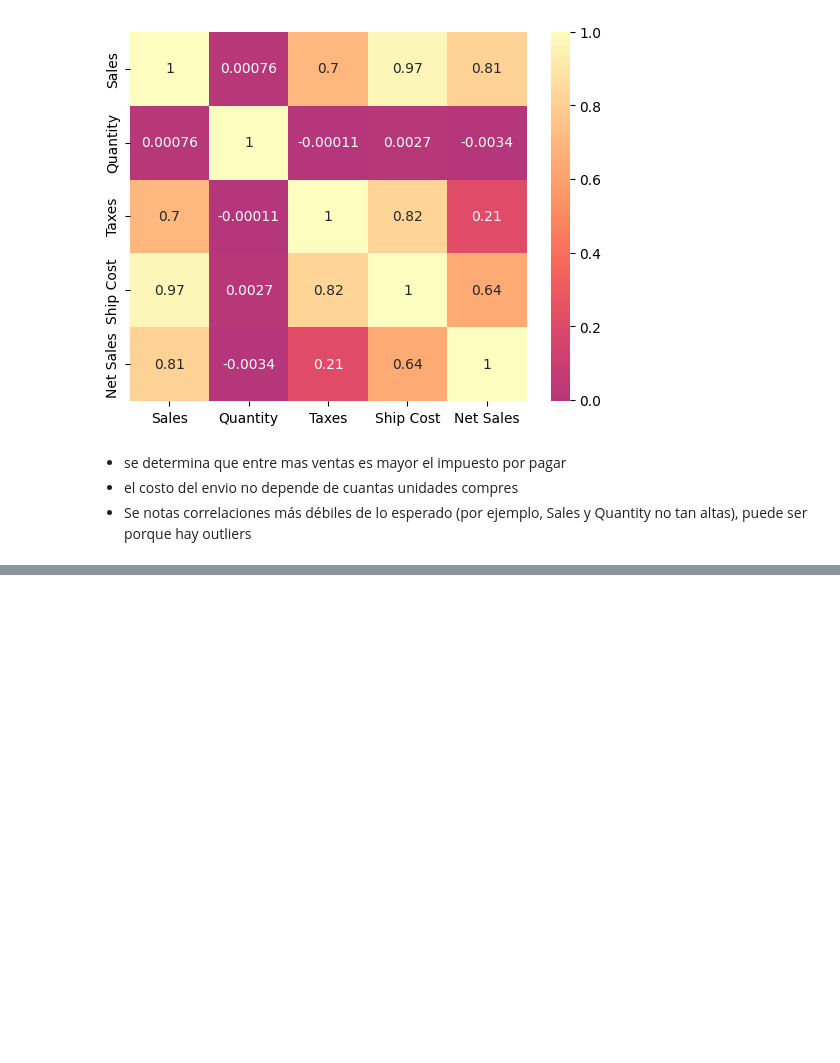
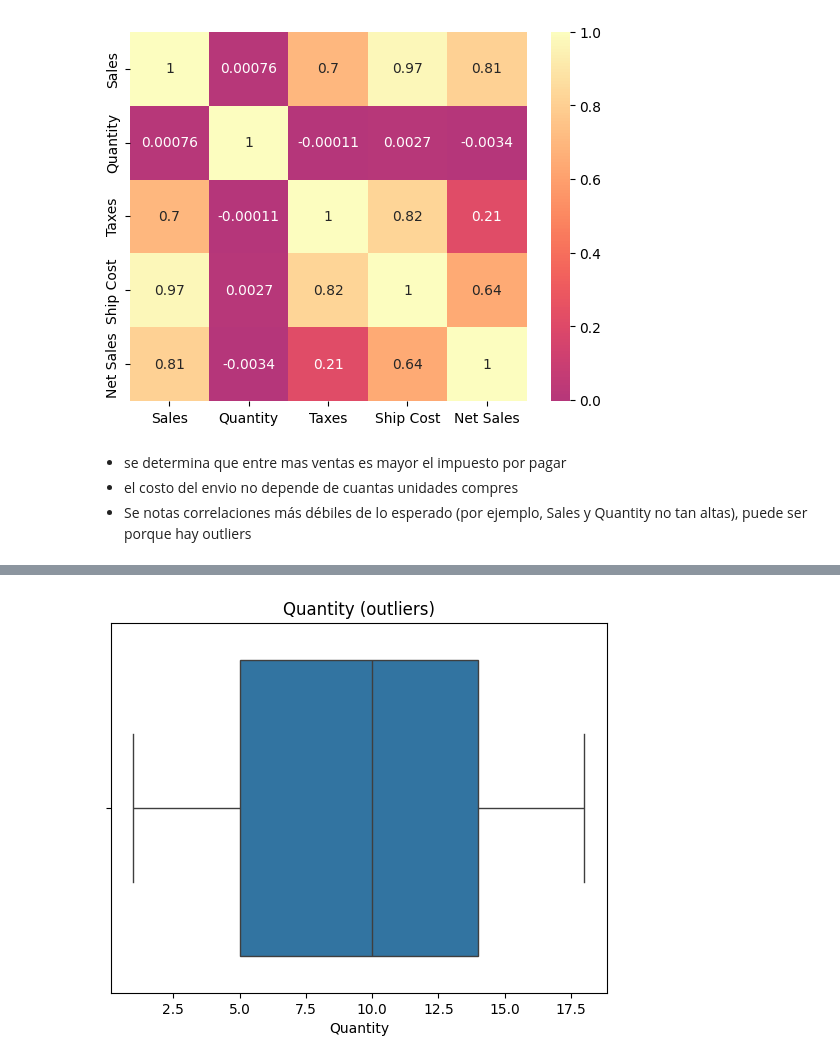
Before and after one commit to natalia-tp-dev/BIT_Taller_EDA, a Jupyter notebook: Taller2/respuestas.ipynb, the cells around one changed output, grey strips where cells are left out. Saved outputs shown, nothing was run; the diff lists cells and outputs as text; code cells hidden in the pictures; blank space fills up the shorter version.

```diff
--- a/Taller2/respuestas.ipynb
+++ b/Taller2/respuestas.ipynb
@@ -631,0 +641,6 @@ plt.show()
+# %%
+sns.boxplot(x=df['Quantity'])
+plt.title("Quantity (outliers)")
+plt.show()
+# %% [output]
+[figure, added]
```
Also changed, not shown: parts of 22 cells of this notebook.
